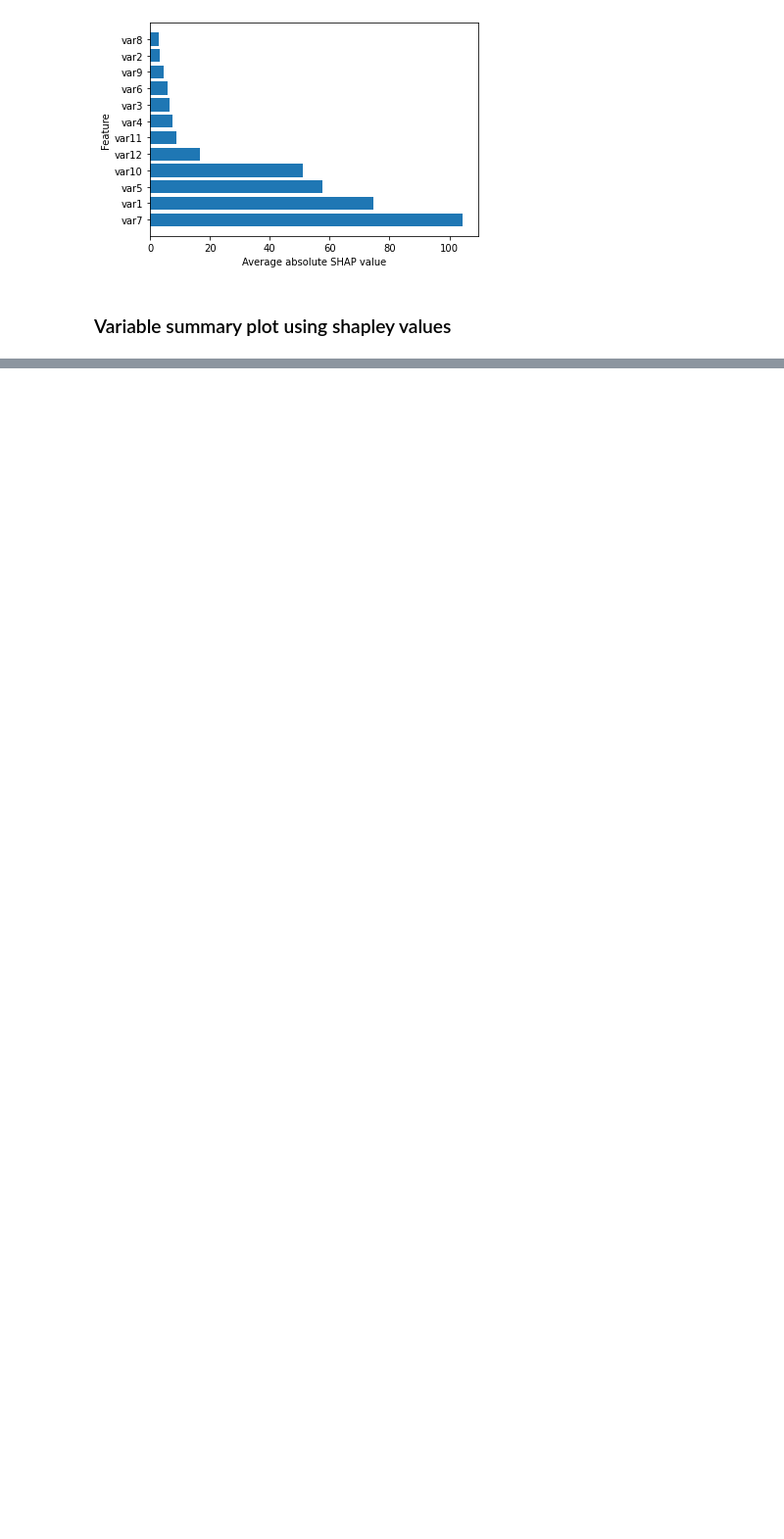
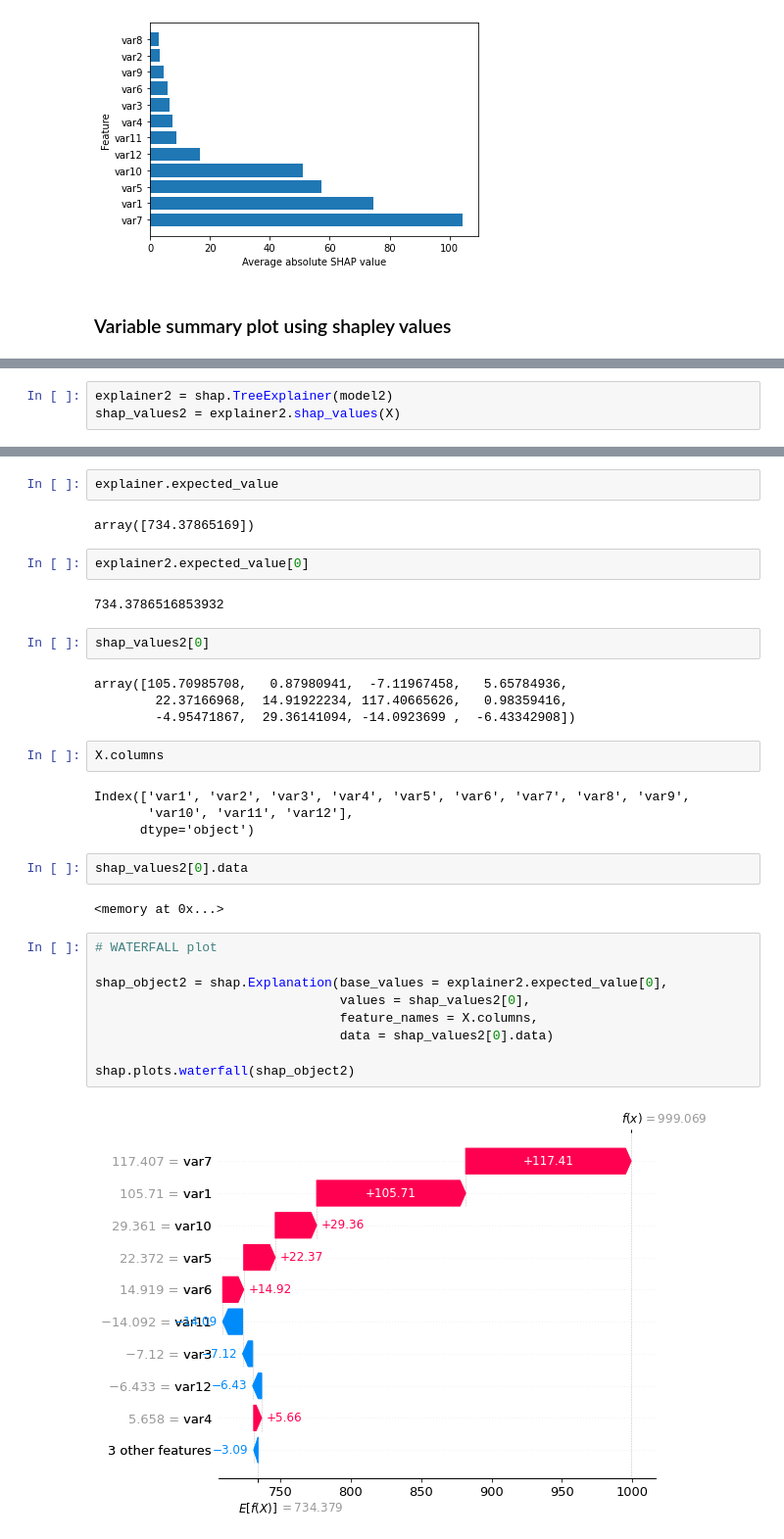
Before and after one commit to bb1810/SHAP-_-Interpreting-models, a Jupyter notebook: Deep Dive - Shapley values- final.ipynb, the cells around one changed output, grey strips where cells are left out. Shown: that part at 98% size. Saved outputs shown, nothing was run; the diff lists cells and outputs as text; blank space fills up the shorter version.

```diff
--- a/Deep Dive - Shapley values- final.ipynb
+++ b/Deep Dive - Shapley values- final.ipynb
@@ -166,0 +198,3 @@ shap.summary_plot(shap_values,X)
+# %%
+explainer2 = shap.TreeExplainer(model2)
+shap_values2 = explainer2.shap_values(X)
@@ -166,0 +266,35 @@ shap.summary_plot(shap_values,X)
+# %%
+explainer.expected_value
+# %% [output]
+array([734.37865169])
+# %%
+explainer2.expected_value[0]
+# %% [output]
+734.3786516853932
+# %%
+shap_values2[0]
+# %% [output]
+array([105.70985708,   0.87980941,  -7.11967458,   5.65784936,
+        22.37166968,  14.91922234, 117.40665626,   0.98359416,
+        -4.95471867,  29.36141094, -14.0923699 ,  -6.43342908])
+# %%
+X.columns
+# %% [output]
+Index(['var1', 'var2', 'var3', 'var4', 'var5', 'var6', 'var7', 'var8', 'var9',
+       'var10', 'var11', 'var12'],
+      dtype='object')
+# %%
+shap_values2[0].data
+# %% [output]
+<memory at 0x...>
+# %%
+# WATERFALL plot
+
+shap_object2 = shap.Explanation(base_values = explainer2.expected_value[0],
+                                values = shap_values2[0],
+                                feature_names = X.columns,
+                                data = shap_values2[0].data)
+
+shap.plots.waterfall(shap_object2)
+# %% [output]
+[figure, added]
```
Also changed, not shown: parts of 25 cells of this notebook, 1 other file.
